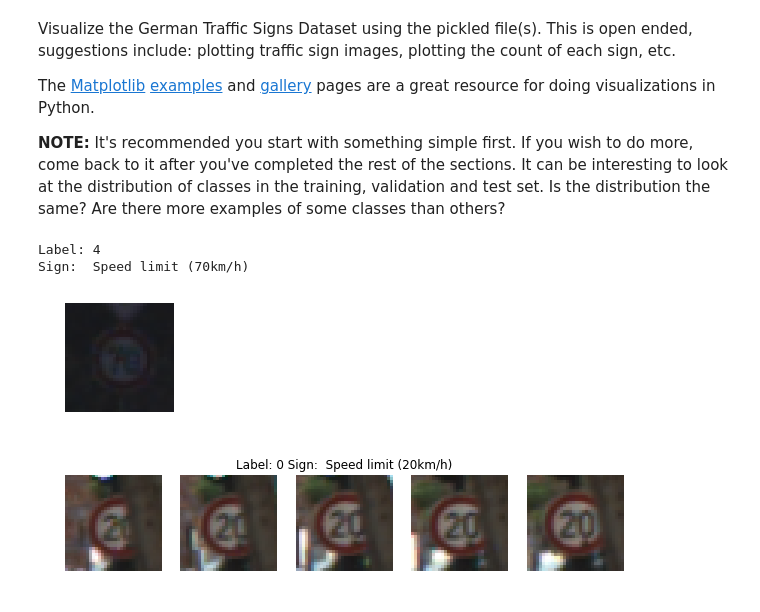
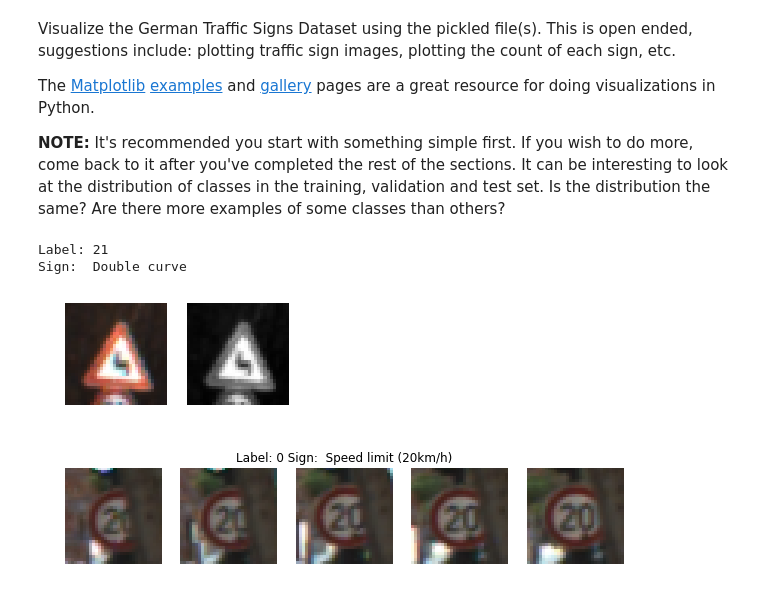
Before and after one commit to sangyezi/CarND-Traffic-Sign-Classifier-Project, a Jupyter notebook: Traffic_Sign_Classifier.ipynb, the cells around one changed output. Saved outputs shown, nothing was run; the diff lists cells and outputs as text; code cells hidden in the pictures.

```diff
--- a/Traffic_Sign_Classifier.ipynb
+++ b/Traffic_Sign_Classifier.ipynb
@@ -97,32 +97,38 @@ The [Matplotlib](http://matplotlib.org/) [examples](http://matplotlib.org/exampl
 # %%
 ### Data exploration visualization code goes here.
 ### Feel free to use as many code cells as needed.
 import random
-import csv
+import csv, cv2
 import matplotlib.pyplot as plt
 # Visualizations will be shown in the notebook.
 %matplotlib inline
+
 
 traffic_sign_codes = dict()
 with open('signnames.csv') as csvFile:
     csvReader = csv.reader(csvFile)
     for row in csvReader:
         if row[0].isdigit():
             traffic_sign_codes[int(row[0])] = row[1]
 
 
 index = random.randint(0, len(X_train))
 image = X_train[index]
+image_gray = cv2.cvtColor(image, cv2.COLOR_RGB2GRAY)
 
-plt.figure(figsize=(2,2))
+plt.figure(figsize=(4,2))
+plt.subplot(121)
 plt.imshow(image)
+plt.axis('off')
+plt.subplot(122)
+plt.imshow(image_gray, cmap='gray')
 plt.axis('off')
 label = y_train[index]
 print("Label: {}\nSign:  {}".format(label, traffic_sign_codes[label]))
 # %% [output]
-Label: 4
-Sign:  Speed limit (70km/h)
+Label: 21
+Sign:  Double curve
-[figure, old version]
+[figure, new version]
 # %%
 n_classes = 43
 example_num = 5
```
Also changed, not shown: parts of 9 cells of this notebook.
